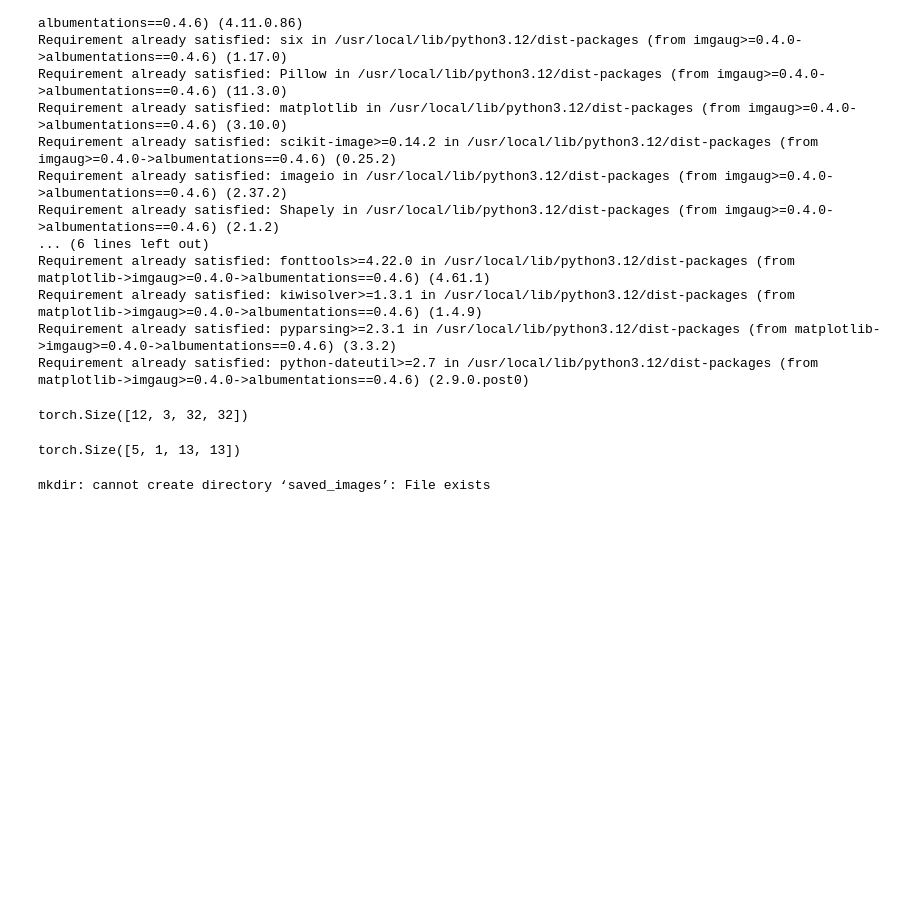
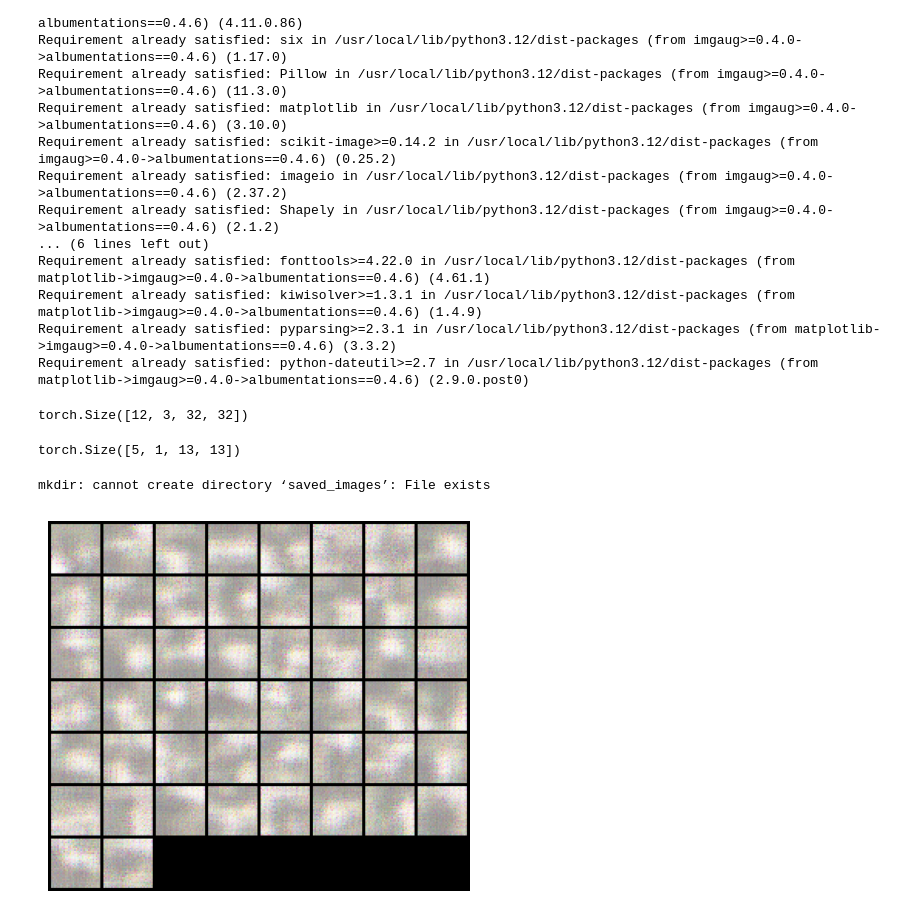
Before and after one commit to ylongresearch/COMP4107-ACV, a Jupyter notebook: CAT2DOG_solution.ipynb, the cells around one changed output. Saved outputs shown, nothing was run; the diff lists cells and outputs as text; code cells hidden in the pictures; blank space fills up the shorter version.

```diff
--- a/CAT2DOG_solution.ipynb
+++ b/CAT2DOG_solution.ipynb
@@ -363,3 +363,16 @@ def main():
 
 if __name__ == "__main__":
     main()
+# %%
+import matplotlib.pyplot as plt
+import matplotlib.image as mpimg
+
+# Read the image file from the saved_images directory
+img = mpimg.imread('./saved_images/dog_80.png')
+
+# Display the image
+plt.imshow(img)
+plt.axis('off') # Hide axes ticks and labels
+plt.show()
+# %% [output]
+[figure, added]
```
Also changed, not shown: parts of 8 cells of this notebook.
